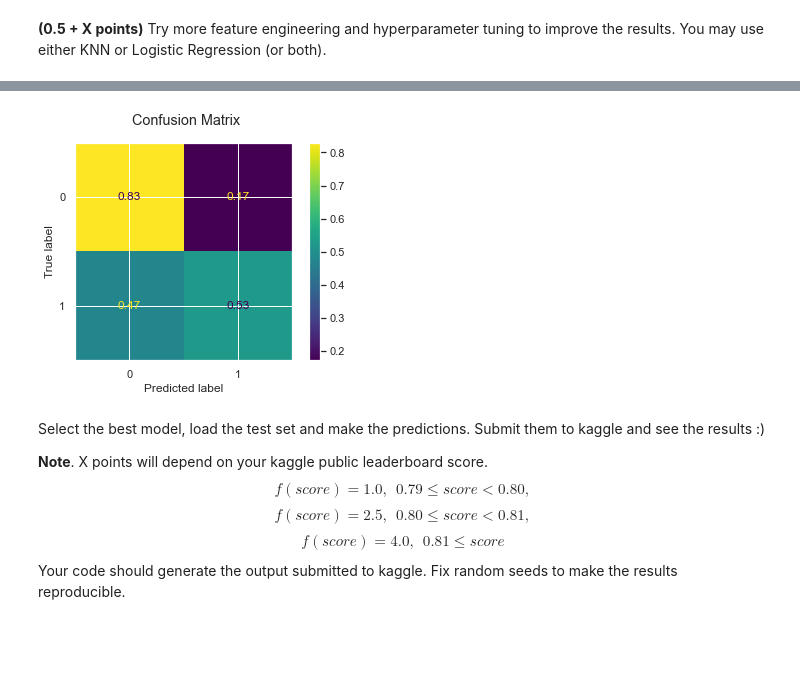
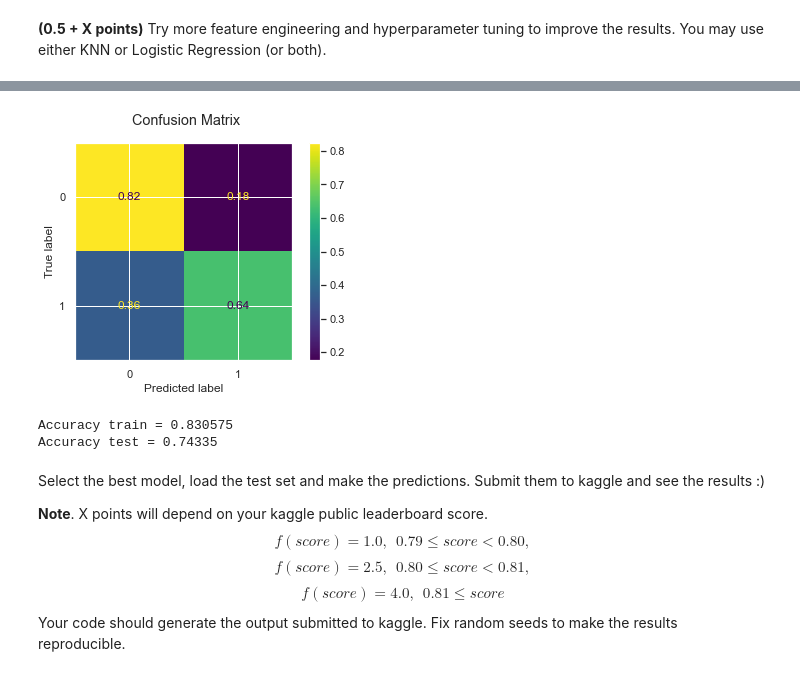
Before and after one commit to lizaveta56k/ML-22_2, a Jupyter notebook: task-5/hw_classification.ipynb, the cells around one changed output, grey strips where cells are left out. Saved outputs shown, nothing was run; the diff lists cells and outputs as text; code cells hidden in the pictures; blank space fills up the shorter version.

Commit message:
fixed issues for titanic data

```diff
--- a/task-5/hw_classification.ipynb
+++ b/task-5/hw_classification.ipynb
@@ -973,3 +1005,15 @@ Accuracy test = 0.61685
+# %%
+data['Fare'].fillna((data['Fare'].median()), inplace=True)
+data['Fare_Per_Person'].fillna((data['Fare_Per_Person'].median()), inplace=True)
+data['SibSp'] = data['SibSp'].fillna(0)
+data['Parch'] = data['Parch'].fillna(0)
+data['Embarked'] = data['Embarked'].fillna('Unknown')
+
+test['Fare'].fillna((test['Fare'].median()), inplace=True)
+test['Fare_Per_Person'].fillna((test['Fare_Per_Person'].median()), inplace=True)
+test['SibSp'] = test['SibSp'].fillna(0)
+test['Parch'] = test['Parch'].fillna(0)
+test['Embarked'] = test['Embarked'].fillna('Unknown')
 # %%
 data['Family_Size']=data['SibSp']+data['Parch']
 data['Fare_Per_Person']=data['Fare']/(data['Family_Size']+1)
@@ -1049,16 +1096,23 @@ data['Is_3Class']= data['Pclass'].map(lambda x: int(x == 3))
 # %%
-selected_features_new = ['Sex_bool', 'Is_Family_On_Board', 'Is_Deck_Unknown', 'Is_1Class', 'Is_2Class', 'Is_3Class', \
-     'Family_Size', 'Title_int', 'Age_Status_int', 'Age', 'Parch', 'SibSp', 'Deck_int', 'Embarked_int', 'Is_Ticket' ]
+selected_features_new = ['Sex_bool', 'Pclass', 'Age', 'Is_Family_On_Board', 'Is_Deck_Unknown', \
+     'Family_Size', 'Age_Status_int', 'Parch', 'SibSp', 'Deck_int', 'Embarked_int', 'Is_Ticket']
 
 X = data.drop(columns=['Survived'])
 y = data['Survived'].values
 
-# sc = StandardScaler()
-# X = sc.fit_transform(X)
+# corrMatrix = data.corr('pearson')
 
-X_train, X_test, y_train, y_test = train_test_split(X[selected_features_new], y, test_size=0.2, random_state=1, stratify=y)
+# f, ax = plt.subplots(figsize=(9, 6))
+# sns.heatmap(data=corrMatrix, annot=True, linewidths=.5, ax=ax)
 
-logistic_new = LogisticRegression(random_state = 0)
-logistic_new.fit(X_train[selected_features_new], list(map(str, y_train)))
-train_acc, test_acc = fit_evaluate(logistic_new, X_train[selected_features_new], y_train, X_test[selected_features_new], y_test)
+sc = StandardScaler()
+X = sc.fit_transform(X[selected_features_new])
+
+X_train, X_test, y_train, y_test = train_test_split(X, y, test_size=0.2, random_state=1, stratify=y)
+
+logistic_new = LogisticRegression(penalty = 'l2', C = 3, max_iter = 500 )
+logistic_new.fit(X_train, list(map(str, y_train)))
+train_acc, test_acc = fit_evaluate(logistic_new, X_train, y_train, X_test, y_test)
+cv_scores = cross_val_score(logistic, X, y, cv=5)
+print(cv_scores)
 # %% [output]
@@ -1082,13 +1123,17 @@ Accuracy test = 0.70245
 # %%
+X_train, X_test, y_train, y_test = train_test_split(X, y, test_size=0.2, random_state=1, stratify=y)
+
 # k = int(np.sqrt(len(X_train))/2)
-knn = KNeighborsClassifier(n_neighbors = 10)
-knn.fit(X_train[selected_features_new], list(map(str, y_train)))
-train_acc, test_acc = fit_evaluate(knn, X_train[selected_features_new], y_train, X_test[selected_features_new], y_test)
+knn = KNeighborsClassifier(n_neighbors = 8, weights='distance')
+knn.fit(X_train, list(map(str, y_train)))
+train_acc, test_acc = fit_evaluate(knn, X_train, y_train, X_test, y_test)
 
 # cv_scores = cross_val_score(knn, X, y, cv=5)
-# print(cv_scores.mean())
+# print(cv_scores)
 # %% [output]
-[figure, old version]
+[figure, new version]
+Accuracy train = 0.830575
+Accuracy test = 0.74335
 # %% [markdown]
 Select the best model, load the test set and make the predictions. Submit them to kaggle and see the results :)
 
```
Also changed, not shown: parts of 14 cells of this notebook.
